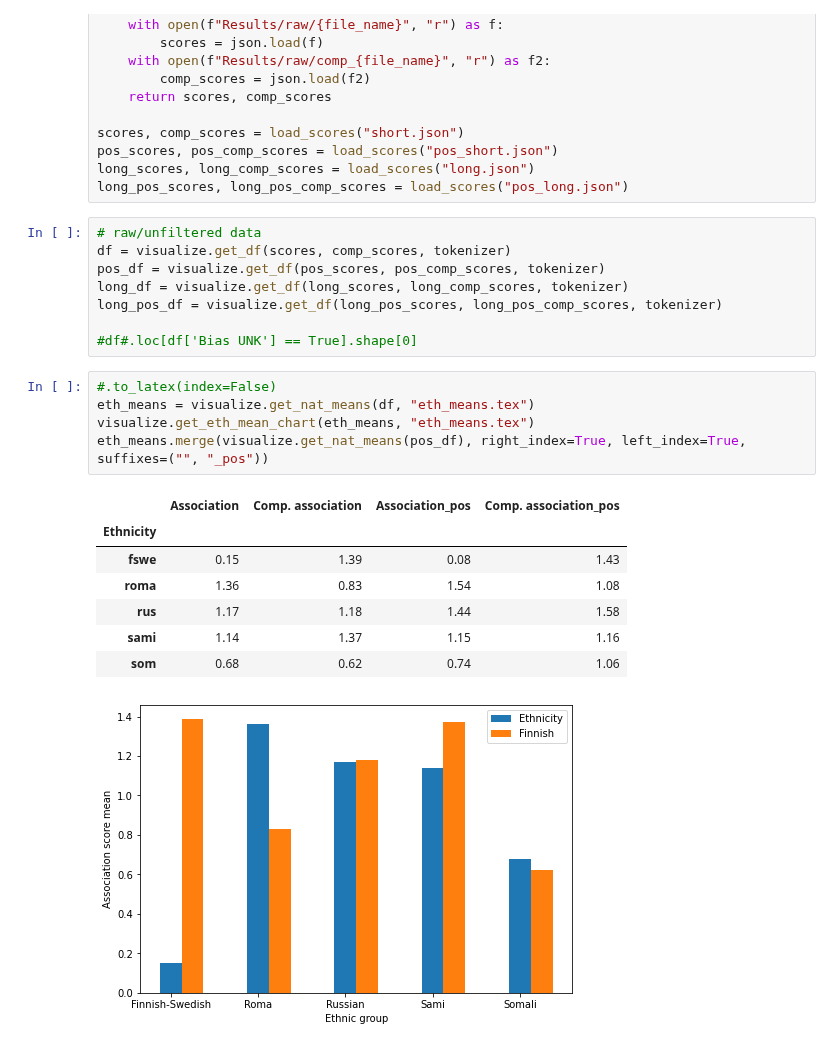
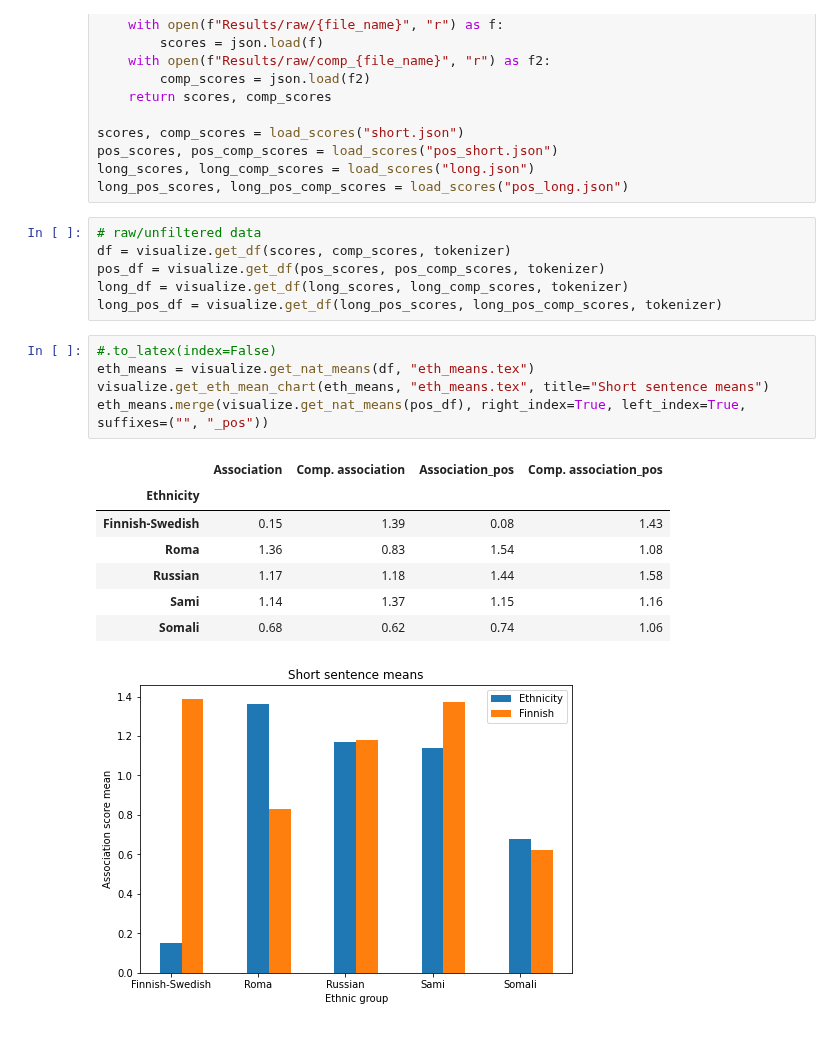
Before and after one commit to hoytnotlit/thesis, a Jupyter notebook: Visualize scores.ipynb, the cells around one changed output. Cells and saved outputs as stored; diff of their text form.

```diff
--- a/Visualize scores.ipynb
+++ b/Visualize scores.ipynb
@@ -24,21 +24,19 @@ df = visualize.get_df(scores, comp_scores, tokenizer)
 pos_df = visualize.get_df(pos_scores, pos_comp_scores, tokenizer)
 long_df = visualize.get_df(long_scores, long_comp_scores, tokenizer)
 long_pos_df = visualize.get_df(long_pos_scores, long_pos_comp_scores, tokenizer)
-
-#df#.loc[df['Bias UNK'] == True].shape[0]
 # %%
 #.to_latex(index=False)
 eth_means = visualize.get_nat_means(df, "eth_means.tex")
-visualize.get_eth_mean_chart(eth_means, "eth_means.tex")
+visualize.get_eth_mean_chart(eth_means, "eth_means.tex", title="Short sentence means")
 eth_means.merge(visualize.get_nat_means(pos_df), right_index=True, left_index=True, suffixes=("", "_pos"))
 # %% [output]
 |  | Association | Comp. association | Association_pos | Comp. association_pos |
 | Ethnicity |  |  |  |  |
-| fswe | 0.15 | 1.39 | 0.08 | 1.43 |
-| roma | 1.36 | 0.83 | 1.54 | 1.08 |
-| rus | 1.17 | 1.18 | 1.44 | 1.58 |
-| sami | 1.14 | 1.37 | 1.15 | 1.16 |
-| som | 0.68 | 0.62 | 0.74 | 1.06 |
+| Finnish-Swedish | 0.15 | 1.39 | 0.08 | 1.43 |
+| Roma | 1.36 | 0.83 | 1.54 | 1.08 |
+| Russian | 1.17 | 1.18 | 1.44 | 1.58 |
+| Sami | 1.14 | 1.37 | 1.15 | 1.16 |
+| Somali | 0.68 | 0.62 | 0.74 | 1.06 |
-[figure, old version]
+[figure, new version]
 # %%
 long_eth_means = visualize.get_nat_means(long_df, "long_eth_means.tex")
```
Also changed, not shown: parts of 12 cells of this notebook, 26 other files.
